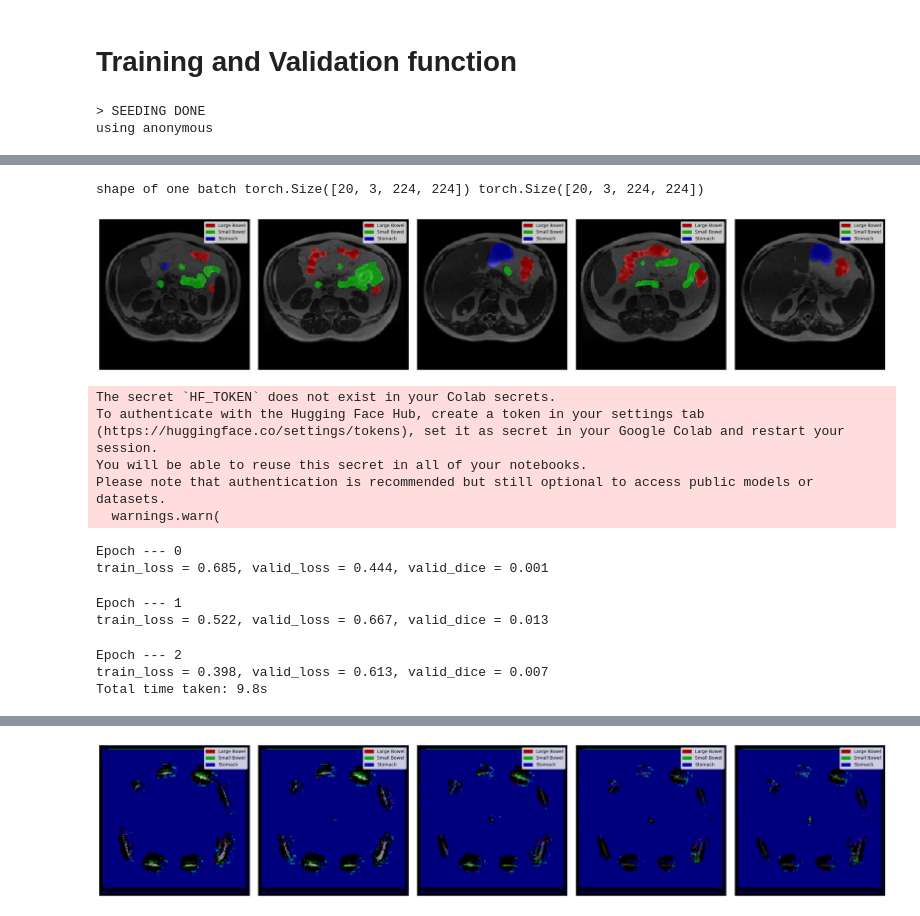
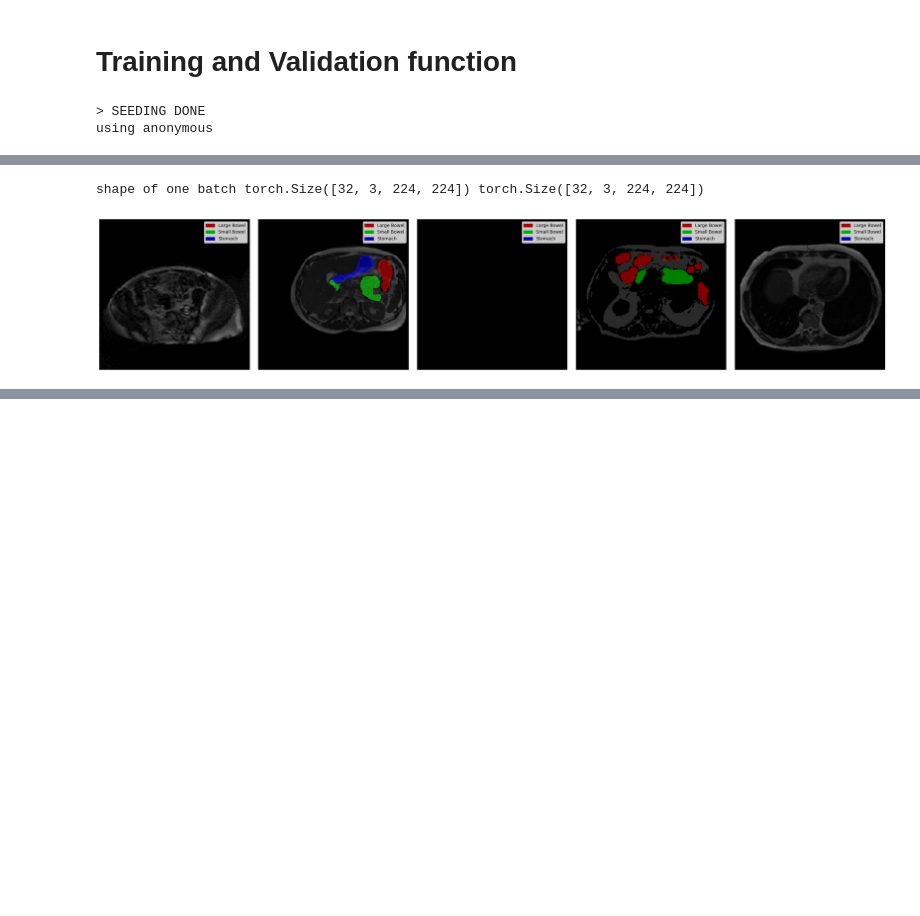
Before and after one commit to skj092/GI-Tract-Image-Segmentation, a Jupyter notebook: Untitled86.ipynb, the cells around one changed output, grey strips where cells are left out. Saved outputs shown, nothing was run; the diff lists cells and outputs as text; code cells hidden in the pictures; blank space fills up the shorter version.

```diff
--- a/Untitled86.ipynb
+++ b/Untitled86.ipynb
@@ -227,6 +229,25 @@ def valid_one_epoch(data_loader, model, loss_fn,device):
     return epoch_loss, epoch_dice
 # %%
 # !pip install -qq segmentation_models_pytorch
+# %%
+def run_training(model, optimizer, device, num_epoch)
+    tik = time.time()
+    for epoch in range(num_epoch):
+        train_loss = train_one_epoch(train_loader, model, loss_fn, optimizer, device)
+        valid_loss, valid_dice = valid_one_epoch(valid_loader, model, loss_fn, device)
+        print(f"Epoch --- {epoch}")
+        print(f"train_loss = {train_loss:.3f}, valid_loss = {valid_loss:.3f}, valid_dice = {valid_dice:.3f}")
+
+        wandb.log({"Train Loss": train_loss,
+                   "Valid Loss": valid_loss,
+                   "Valid Dice": valid_dice,})
+    tok = time.time()
+    print(f"Total time taken: {tok-tik:.2}s")
+
+    # save model
+    PATH = f"last_epoch-{fold:02d}.bin"
+    torch.save(model.state_dict(), PATH)
+    wandb.save(PATH)
 # %%
 # Import necessary libraries
 from pathlib import Path
@@ -253,10 +274,8 @@ if __name__ == "__main__":
 
     # log experiment using wandb
     try:
-        from kaggle_secrets import UserSecretsClient
-        user_secrets = UserSecretsClient()
-        api_key = user_secrets.get_secret("wandb")
-        wandb.login(key=api_key)
+        from google.colab import userdata
+        api_key = userdata.get('secretName')
         anonymous = None
     except:
         anonymous = "must"
@@ -280,31 +299,25 @@ if __name__ == "__main__":
 
     # print(df.groupby(['fold', 'empty'])['id'].count())
 
-    train_loader, valid_loader = prepare_loaders(df, fold, data_transforms, CFG, debug=True)
+    run = wandb.init(project='uw-maddison-gi-tract',
+                     config={k:v for k, v in dict(vars(CFG)).items() if '__' not in k},
+                     anonymous=anonymous,
+                     name=f"fold-{fold}|dim-{CFG.img_size[0]}x{CFG.img_size[1]}|model-{CFG.model_name}",
+                     group=CFG.comment,
+                    )
+
+    train_loader, valid_loader = prepare_loaders(df, fold, data_transforms, CFG, debug=False)
     imgs, msks = next(iter(train_loader))
     print("shape of one batch", imgs.size(), msks.size())
     plot_batch(imgs, msks, 5)
 
     model = smp.Unet(encoder_name=CFG.backbone, encoder_weight='imagenet', classes=CFG.n_class, activation=None)
     model.to(device)
+
     optimizer = optim.Adam(model.parameters(), lr=CFG.lr)
     loss_fn = smp.losses.SoftBCEWithLogitsLoss()
+    run_training(model, optimizer, device, 3)
 
-    # y_pred = model(imgs) # (bs, 3, 224, 224)
-    # y_pred = nn.Sigmoid()(y_pred)
-
-    tik = time.time()
-    for epoch in range(3):
-        train_loss = train_one_epoch(train_loader, model, loss_fn, optimizer, device)
-        valid_loss, valid_dice = valid_one_epoch(valid_loader, model, loss_fn, device)
-        print(f"Epoch --- {epoch}")
-        print(f"train_loss = {train_loss:.3f}, valid_loss = {valid_loss:.3f}, valid_dice = {valid_dice:.3f}")
-    tok = time.time()
-    print(f"Total time taken: {tok-tik:.2}s")
-
-    # save model
-    PATH = f"last_epoch-{fold:02d}.bin"
-    torch.save(model.state_dict(), PATH)
 
     # prediction
     xb, yb = next(iter(valid_loader))
@@ -319,6 +332,7 @@ if __name__ == "__main__":
     del model, optimizer, train_loader, valid_loader, xb, yb, pred
     gc.collect()
     torch.cuda.empty_cache()
+    run.finish()
 # %% [output]
 > SEEDING DONE
 using anonymous
@@ -330,14 +341,2 @@ WARNING:matplotlib.image:Clipping input data to the valid range for imshow with
-shape of one batch torch.Size([20, 3, 224, 224]) torch.Size([20, 3, 224, 224])
+shape of one batch torch.Size([32, 3, 224, 224]) torch.Size([32, 3, 224, 224])
-[figure, old version]
+[figure, new version]
-The secret `HF_TOKEN` does not exist in your Colab secrets.
-To authenticate with the Hugging Face Hub, create a token in your settings tab (https://huggingface.co/settings/tokens), set it as secret in your Google Colab and restart your session.
-You will be able to reuse this secret in all of your notebooks.
-Please note that authentication is recommended but still optional to access public models or datasets.
-  warnings.warn(
-Epoch --- 0
-train_loss = 0.685, valid_loss = 0.444, valid_dice = 0.001
-Epoch --- 1
-train_loss = 0.522, valid_loss = 0.667, valid_dice = 0.013
-Epoch --- 2
-train_loss = 0.398, valid_loss = 0.613, valid_dice = 0.007
-Total time taken: 9.8s
@@ -349 +342,0 @@ WARNING:matplotlib.image:Clipping input data to the valid range for imshow with
-[figure, removed]
```
Also changed, not shown: parts of 2 cells of this notebook.
